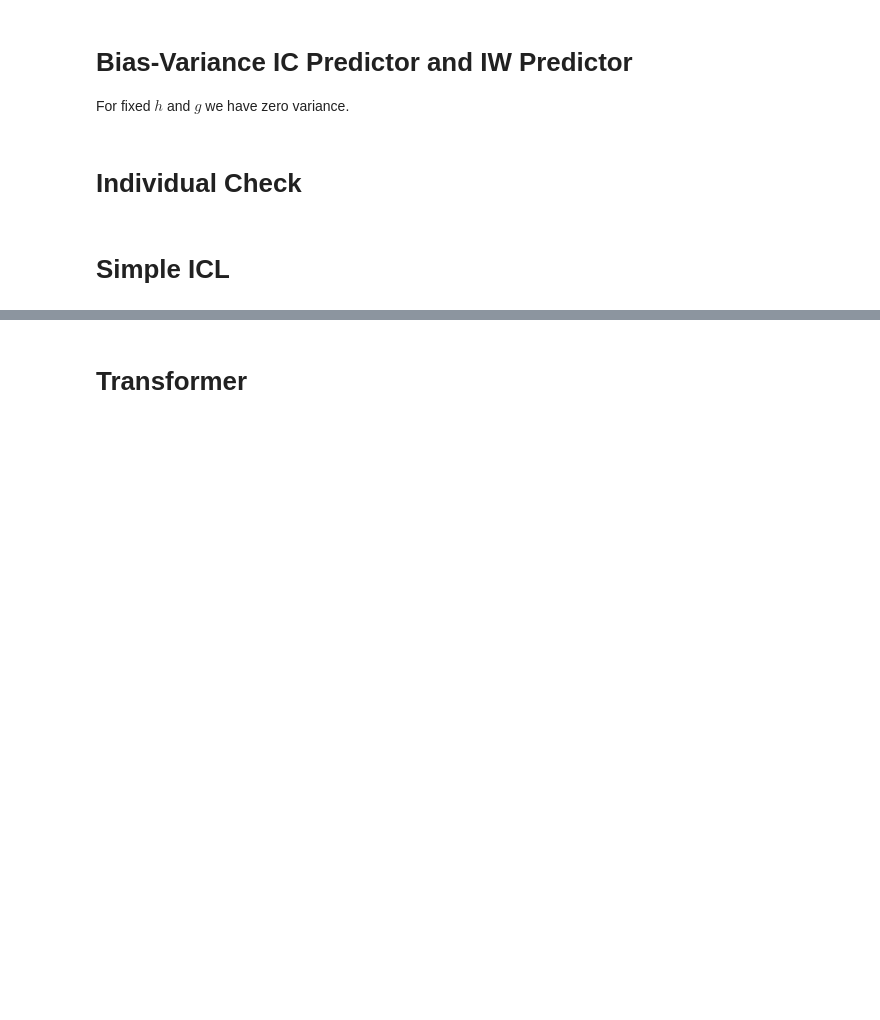
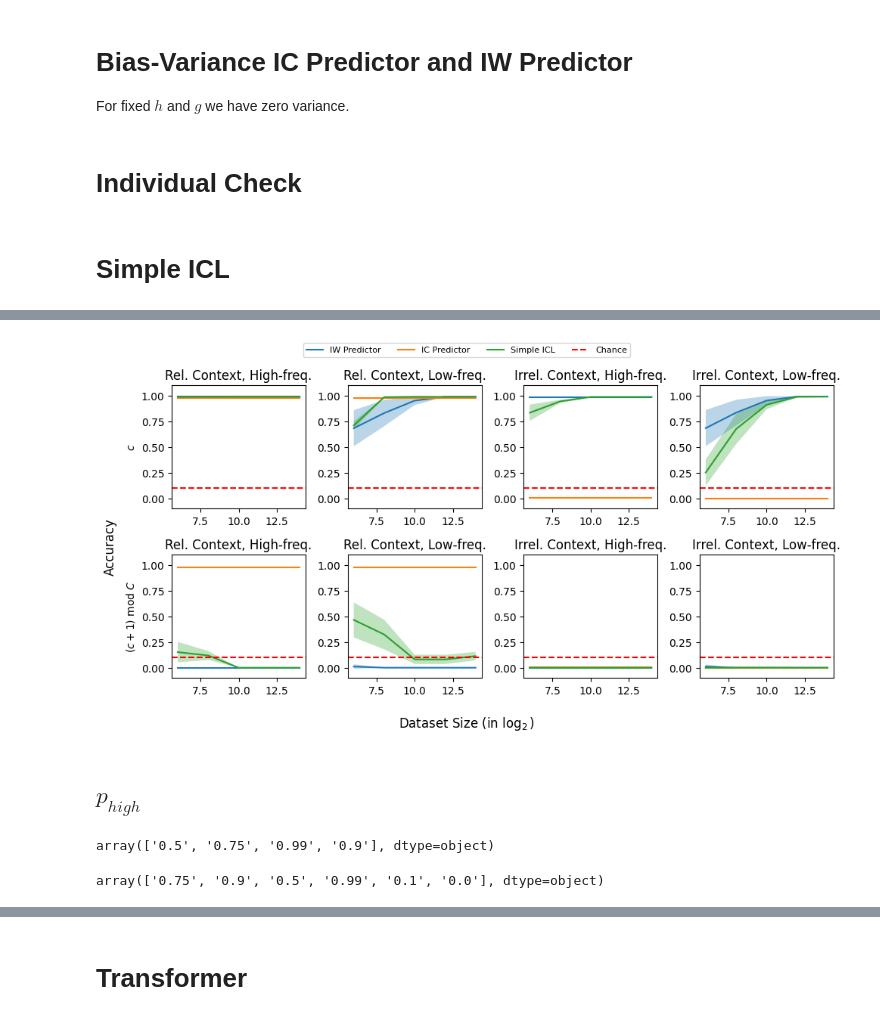
Before and after one commit to chanb/simple_icl, a Jupyter notebook: plot_utils/plot_accuracy.ipynb, the cells around one changed output, grey strips where cells are left out. Saved outputs shown, nothing was run; the diff lists cells and outputs as text; code cells hidden in the pictures; blank space fills up the shorter version.

```diff
--- a/plot_utils/plot_accuracy.ipynb
+++ b/plot_utils/plot_accuracy.ipynb
@@ -704,36 +720,58 @@ for row_i, eval_names in enumerate(eval_namess):
             losses_std = []
 
             for dataset_size in dataset_sizes:
-                data = (np.array(stats[
-                    (stats["dirname"] == f"{predictor}")
-                    & (stats["stats_key"] == "accuracy")
-                    & (stats["eval_name"] == eval_name)
-                    & (stats["dataset_size"] == f"{dataset_size}")
-                ]["stats"].to_list()))
+                if predictor == "synthetic-alpha":
+                    data = (np.array(stats[
+                        (stats["dirname"] == f"{predictor}")
+                        & (stats["stats_key"] == "accuracy")
+                        & (stats["eval_name"] == eval_name)
+                        & (stats["dataset_size"] == f"{dataset_size}")
+                        & (stats["p_high"] == f"{p_high}")
+                        & (stats["p_relevant_context"] == f"{p_relevant_context}")
+                    ]["stats"].to_list()))
+                else:
+                    data = (np.array(stats[
+                        (stats["dirname"] == f"{predictor}")
+                        & (stats["stats_key"] == "accuracy")
+                        & (stats["eval_name"] == eval_name)
+                        & (stats["dataset_size"] == f"{dataset_size}")
+                    ]["stats"].to_list()))
                 losses_mean.append(np.mean(data, axis=0)[-1])
                 losses_std.append(np.std(data, axis=0)[-1])
 
             losses_mean = np.array(losses_mean)
             losses_std = np.array(losses_std) / np.sqrt(5)
 
             ax.plot(np.log2(np.array(dataset_sizes)), losses_mean, label=map_label[predictor] if eval_i == 0 and row_i == 0 else "")
             ax.fill_between(np.log2(np.array(dataset_sizes)), losses_mean - losses_std, losses_mean + losses_std, alpha=0.3)
 
         ax.set_title(map_eval[eval_name])
         ax.axhline(1/10, label="Chance" if eval_i == 0 and row_i == 0 else "", c="red", linestyle="--")
         ax.set_ylim(-0.1, 1.1)
         if eval_i == 0:
             ax.set_ylabel("$c$" if row_i == 0 else "$(c + 1) \\text{ mod } C$")
 
 fig.supylabel("Accuracy")
 fig.supxlabel("Dataset Size (in $\\log_2$)")
 fig.legend(
     bbox_to_anchor=(0.0, 1.0, 1.0, 0.0),
     loc="lower center",
     ncols=4,
     borderaxespad=0.0,
     frameon=True,
     fontsize="8",
 )
 fig.tight_layout()
 plt.show()
+# %% [output]
+[figure, added]
+# %% [markdown]
+## $p_{high}$
+# %%
+stats["p_high"].unique()
+# %% [output]
+array(['0.5', '0.75', '0.99', '0.9'], dtype=object)
+# %%
+stats["p_relevant_context"].unique()
+# %% [output]
+array(['0.75', '0.9', '0.5', '0.99', '0.1', '0.0'], dtype=object)
```
Also changed, not shown: parts of 15 cells of this notebook, 18 other files.
